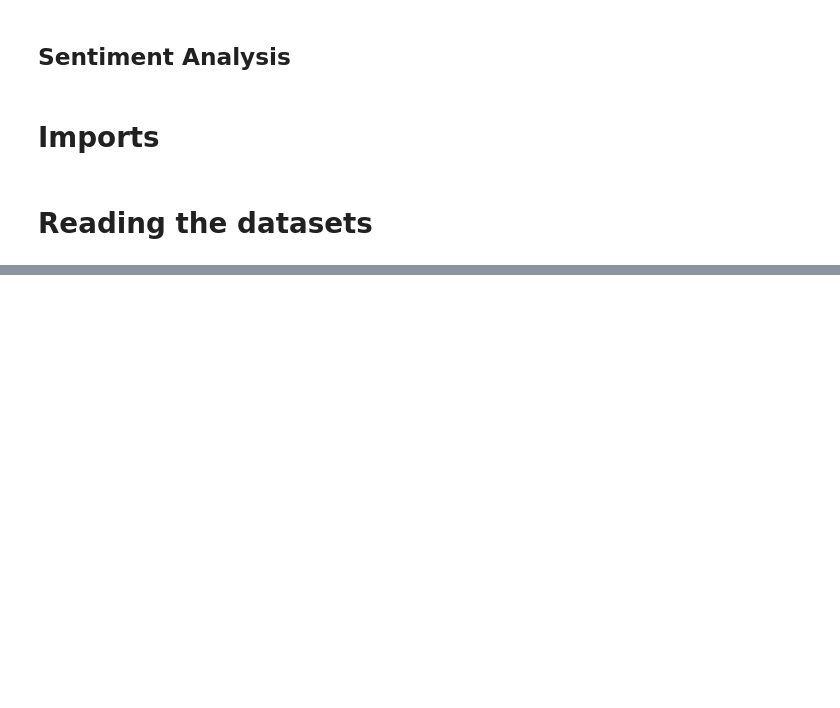
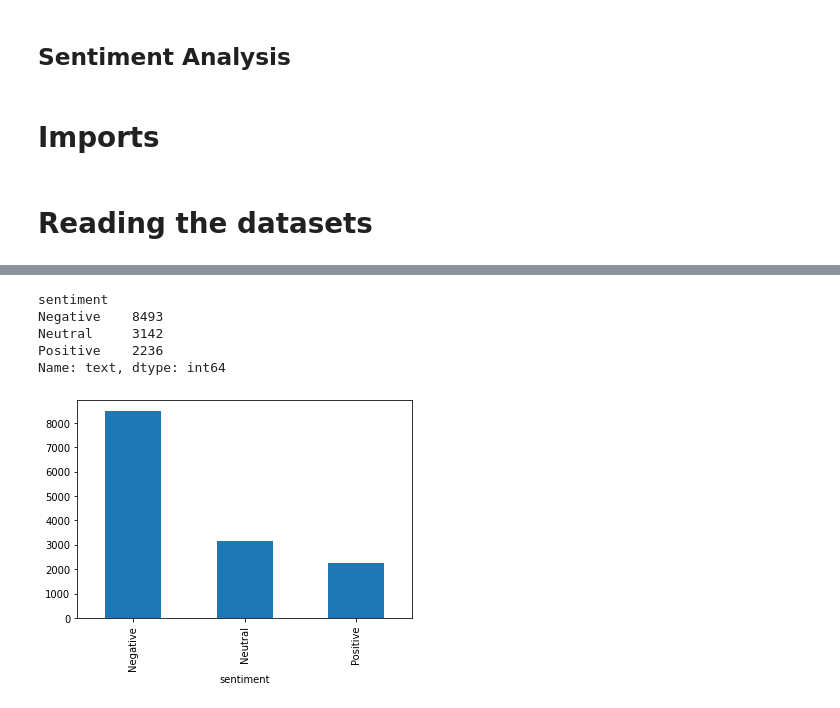
Before and after one commit to annagossner/mba_textmining, a Jupyter notebook: SentimentAnalysis.ipynb, the cells around one changed output, grey strips where cells are left out. Saved outputs shown, nothing was run; the diff lists cells and outputs as text; code cells hidden in the pictures; blank space fills up the shorter version.

```diff
--- a/SentimentAnalysis.ipynb
+++ b/SentimentAnalysis.ipynb
@@ -22,0 +104,12 @@ data.shape
+# %%
+# How many articles per subject?
+print(data.groupby(['sentiment'])['text'].count())
+data.groupby(['sentiment'])['text'].count().plot(kind="bar")
+plt.show()
+# %% [output]
+sentiment
+Negative    8493
+Neutral     3142
+Positive    2236
+Name: text, dtype: int64
+[figure, added]
```
Also changed, not shown: parts of 21 cells of this notebook.
